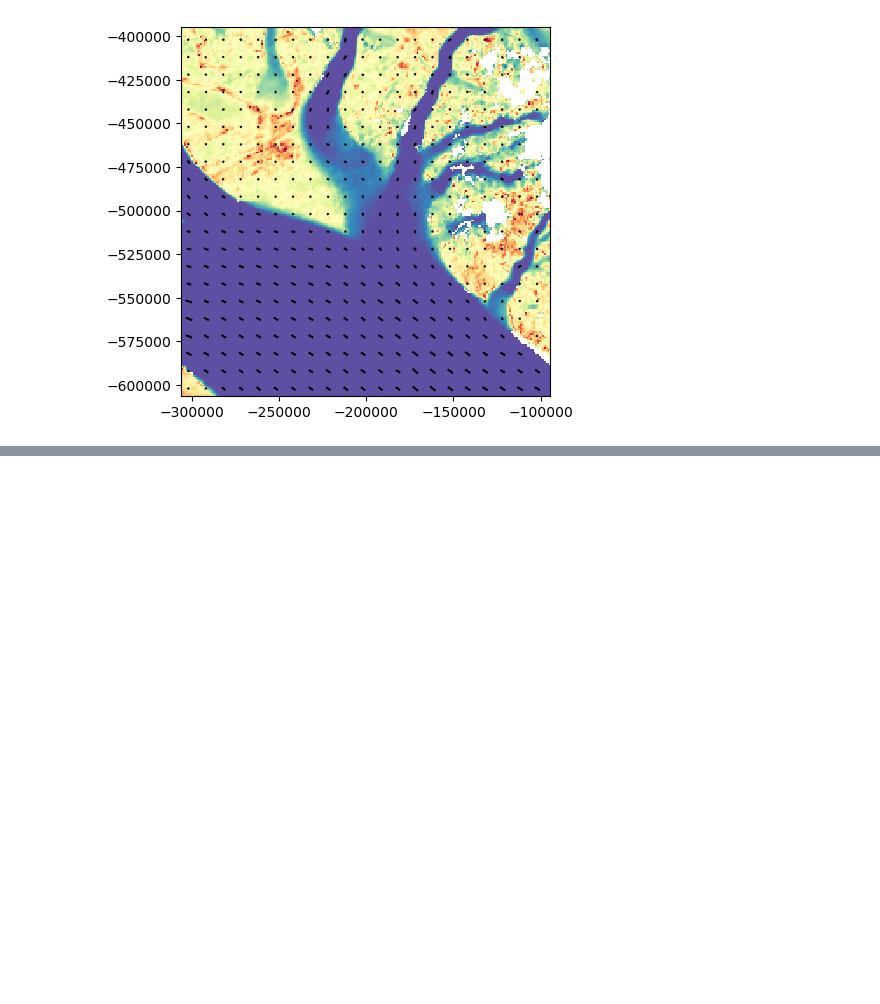
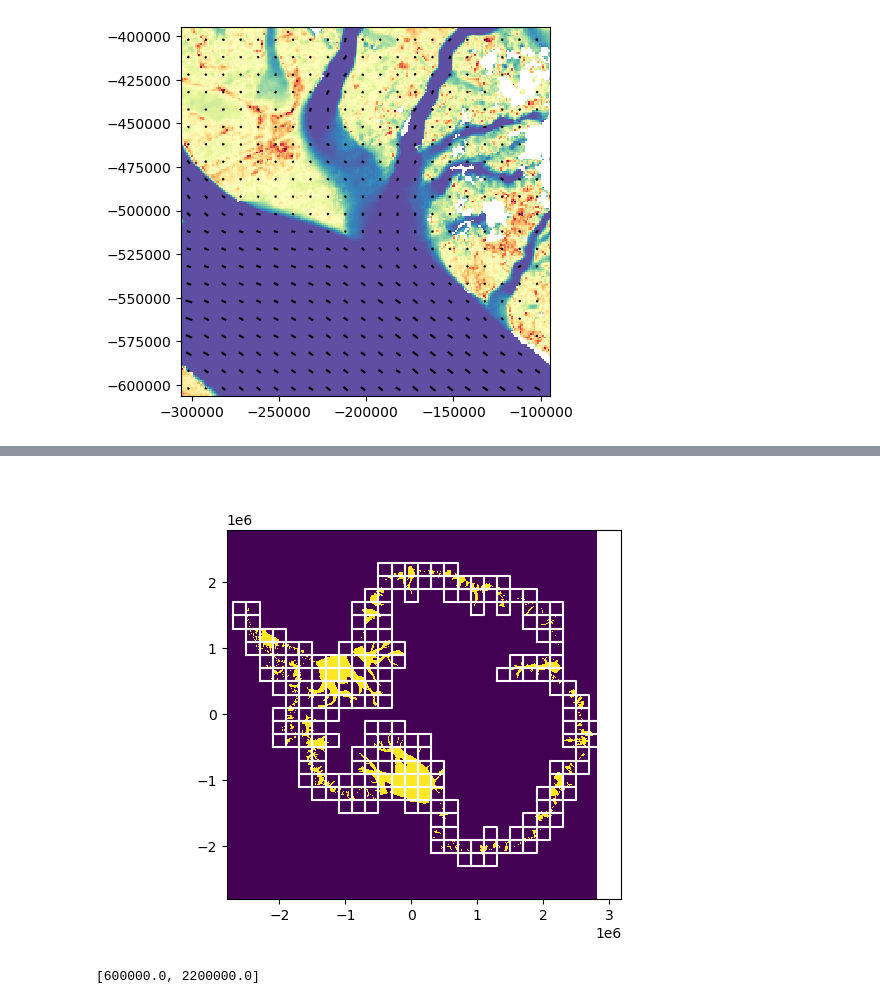
Before and after one commit to SmithB/pointAdvection, a Jupyter notebook: notebooks/make_vel_interpolators_generic.ipynb, the cells around one changed output, grey strips where cells are left out. Drawn from its saved outputs; the diff is of its cells as text; code cells hidden in the pictures; blank space fills up the shorter version.

```diff
--- a/notebooks/make_vel_interpolators_generic.ipynb
+++ b/notebooks/make_vel_interpolators_generic.ipynb
@@ -160,0 +217,30 @@ for row in range(5, xy0.shape[1], 10):
+# %%
+tile_size=200e3
+pad=np.array([-1, 1])*tile_size/2
+XR, YR=V0.bounds()
+XR, YR = [np.round(np.array(jj)/tile_size)*tile_size+np.array([-tile_size, tile_size]) for jj in [XR, YR]]
+XG, YG = np.meshgrid(*[np.arange(jj[0], jj[1]+100, tile_size) for jj in [XR, YR]])
+to_proc=[]
+skip=[]
+for x0, y0 in zip(XG.ravel(), YG.ravel()):
+    temp=V0.cropped(x0+pad, y0+pad, fields=['mask'])
+    if np.any(temp.mask):
+        to_proc += [[x0, y0]]
+    else:
+        skip += [[x0, y0]]
+# %%
+tile_size=200e3
+pad=np.array([-1, 1])*tile_size/2
+
+xy=np.c_[to_proc]
+plt.figure()
+V0.show(field='mask')
+box=[pad[[0, 0, 1, 1, 0]], pad[[0, 1, 1, 0, 0]]]
+for xy in to_proc:
+    plt.plot(xy[0]+box[0], xy[1]+box[1],'w')
+# %% [output]
+[figure, added]
+# %%
+xy
+# %% [output]
+[600000.0, 2200000.0]
```
Also changed, not shown: parts of 18 cells of this notebook.
